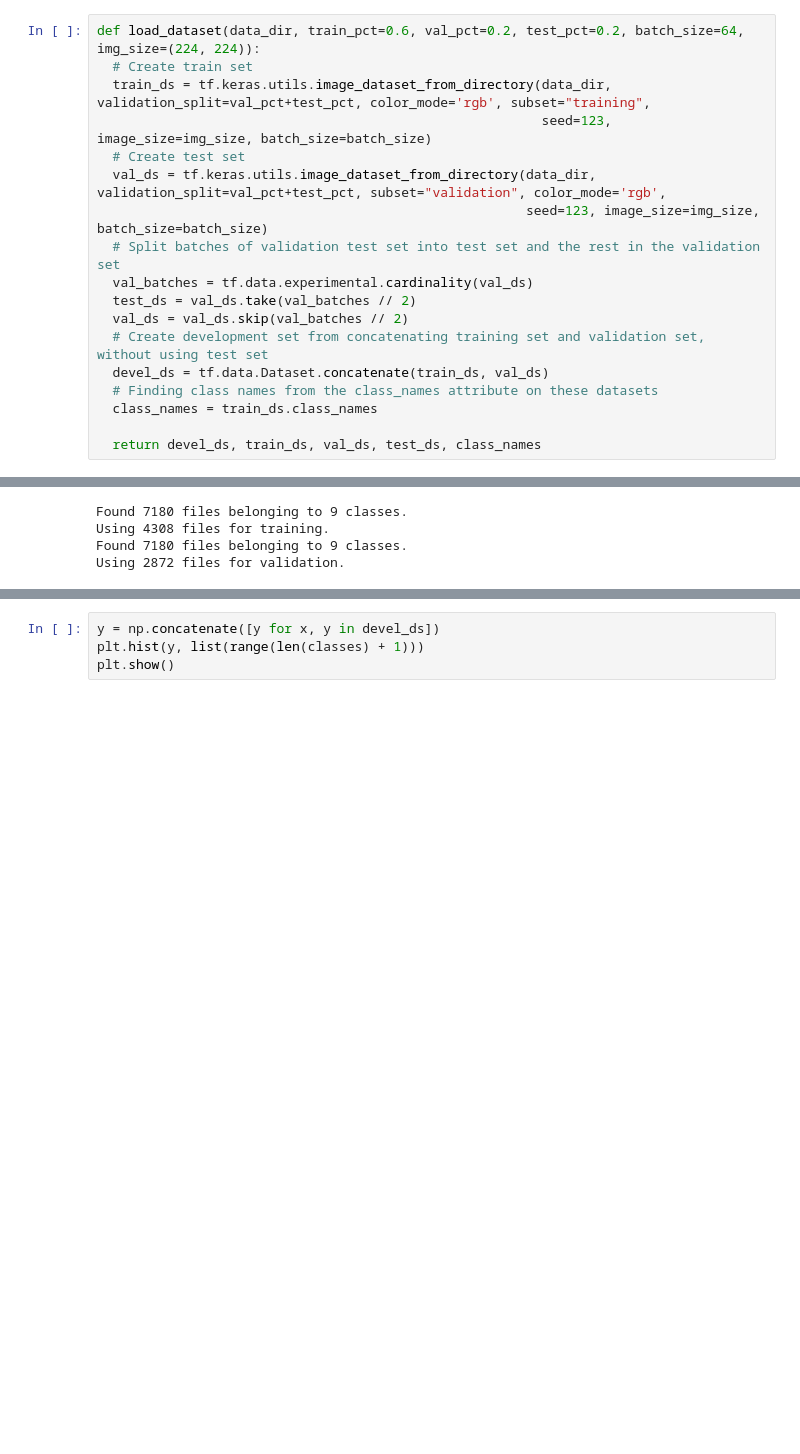
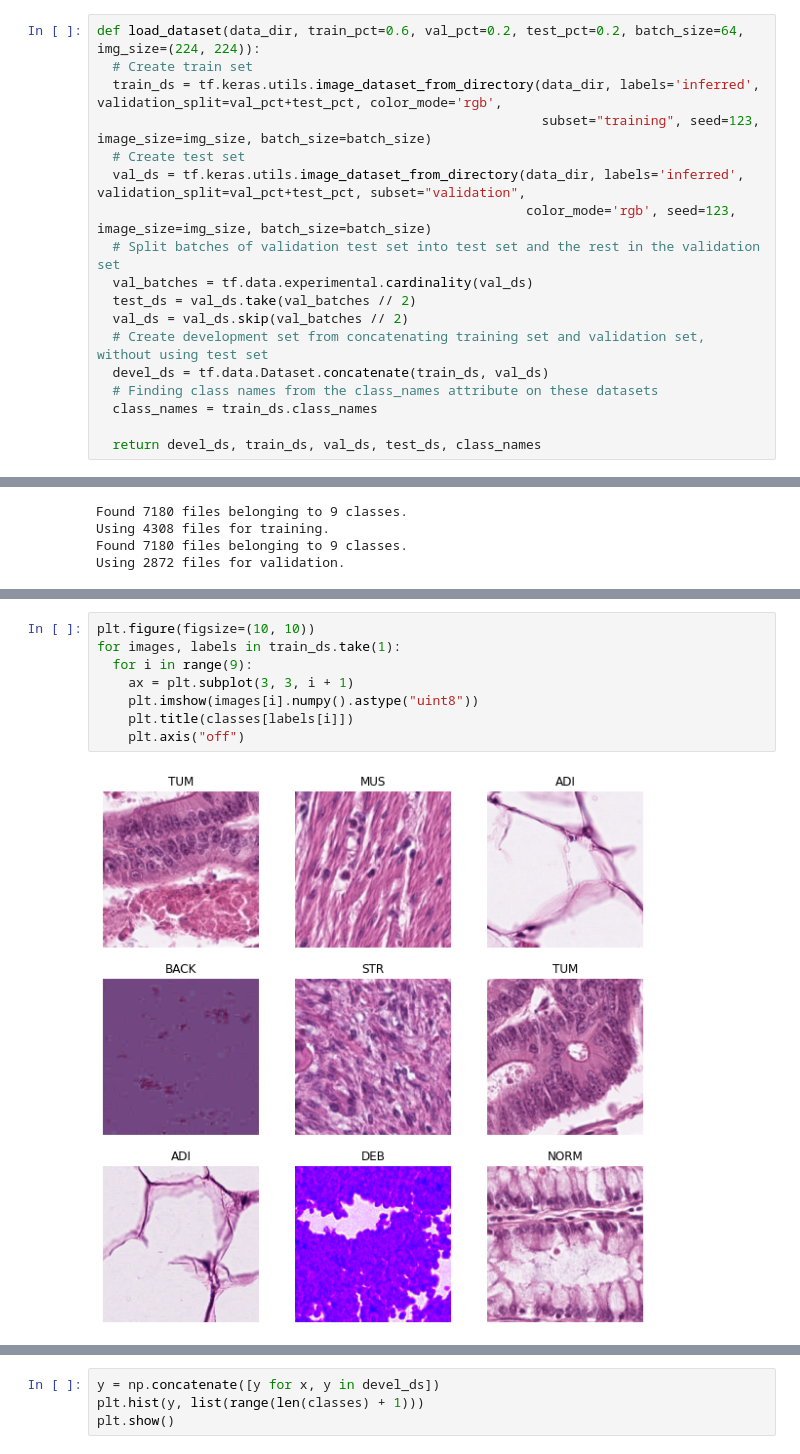
Before and after one commit to Niroth36/Convolutional_Neural_Networks_CRCslides_dataset, a Jupyter notebook: CRC_slides_cnn.ipynb, the cells around one changed output, grey strips where cells are left out. Saved outputs shown, nothing was run; the diff lists cells and outputs as text; blank space fills up the shorter version.

Commit message:
complete loading dataset and visualizing data

```diff
--- a/CRC_slides_cnn.ipynb
+++ b/CRC_slides_cnn.ipynb
@@ -31,11 +41,11 @@ print(image_count)
 # %%
 def load_dataset(data_dir, train_pct=0.6, val_pct=0.2, test_pct=0.2, batch_size=64, img_size=(224, 224)):
   # Create train set
-  train_ds = tf.keras.utils.image_dataset_from_directory(data_dir, validation_split=val_pct+test_pct, color_mode='rgb', subset="training",
-                                                         seed=123, image_size=img_size, batch_size=batch_size)
+  train_ds = tf.keras.utils.image_dataset_from_directory(data_dir, labels='inferred', validation_split=val_pct+test_pct, color_mode='rgb',
+                                                         subset="training", seed=123, image_size=img_size, batch_size=batch_size)
   # Create test set
-  val_ds = tf.keras.utils.image_dataset_from_directory(data_dir, validation_split=val_pct+test_pct, subset="validation", color_mode='rgb',
-                                                       seed=123, image_size=img_size, batch_size=batch_size)
+  val_ds = tf.keras.utils.image_dataset_from_directory(data_dir, labels='inferred', validation_split=val_pct+test_pct, subset="validation",
+                                                       color_mode='rgb', seed=123, image_size=img_size, batch_size=batch_size)
   # Split batches of validation test set into test set and the rest in the validation set
   val_batches = tf.data.experimental.cardinality(val_ds)
   test_ds = val_ds.take(val_batches // 2)
@@ -55,0 +69,10 @@ Using 2872 files for validation.
+# %%
+plt.figure(figsize=(10, 10))
+for images, labels in train_ds.take(1):
+  for i in range(9):
+    ax = plt.subplot(3, 3, i + 1)
+    plt.imshow(images[i].numpy().astype("uint8"))
+    plt.title(classes[labels[i]])
+    plt.axis("off")
+# %% [output]
+[figure, added]
```
Also changed, not shown: parts of 12 cells of this notebook.
